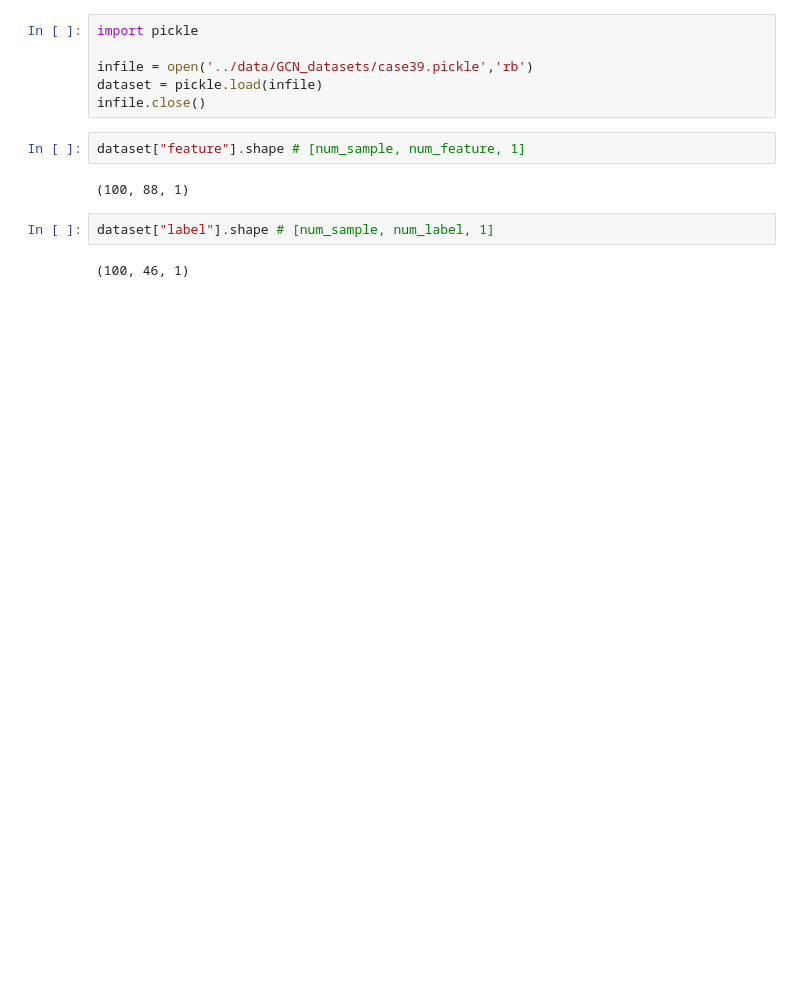
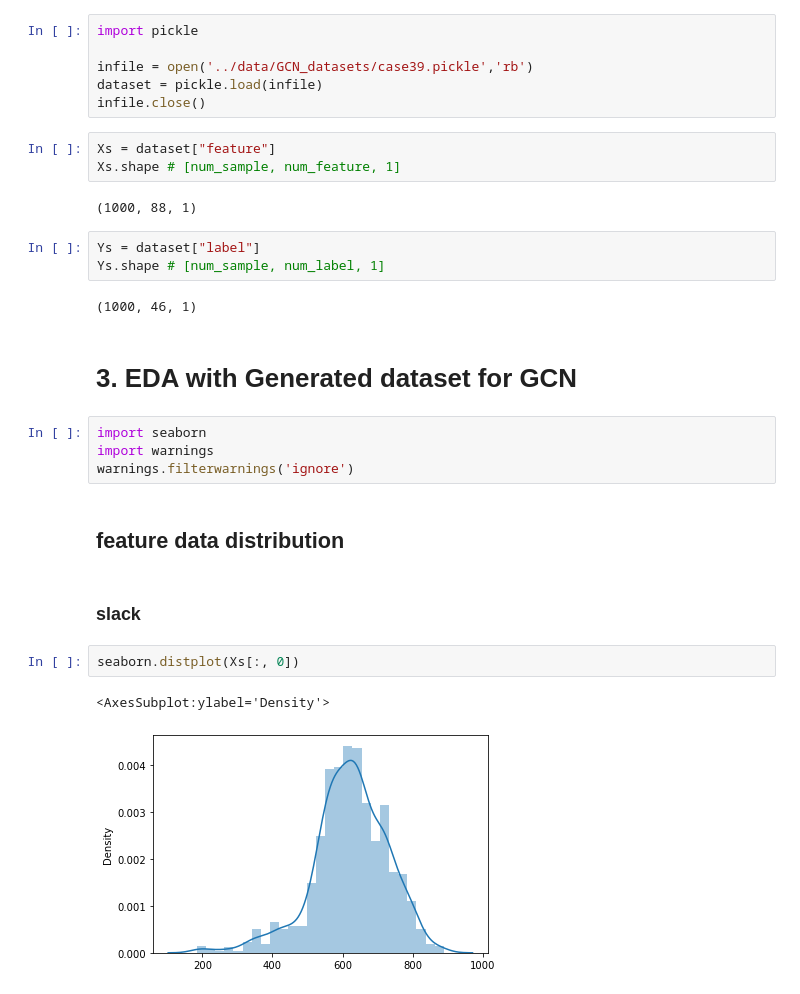
Before and after one commit to jhyun0919/GNN-and-Power-Systems, a Jupyter notebook: Power Flow Approx based on GCN/codes/2. Generate Datasets for the GCN Experiments.ipynb, the cells around one changed output. Cells and saved outputs as stored; diff of their text form; blank space fills up the shorter version.

```diff
--- a/Power Flow Approx based on GCN/codes/2. Generate Datasets for the GCN Experiments.ipynb
+++ b/Power Flow Approx based on GCN/codes/2. Generate Datasets for the GCN Experiments.ipynb
@@ -27,10 +38,27 @@ infile = open('../data/GCN_datasets/case39.pickle','rb')
 dataset = pickle.load(infile)
 infile.close()
 # %%
-dataset["feature"].shape # [num_sample, num_feature, 1]
+Xs = dataset["feature"]
+Xs.shape # [num_sample, num_feature, 1]
 # %% [output]
-(100, 88, 1)
+(1000, 88, 1)
 # %%
-dataset["label"].shape # [num_sample, num_label, 1]
+Ys = dataset["label"]
+Ys.shape # [num_sample, num_label, 1]
 # %% [output]
-(100, 46, 1)
+(1000, 46, 1)
+# %% [markdown]
+# 3. EDA with Generated dataset for GCN
+# %%
+import seaborn
+import warnings
+warnings.filterwarnings('ignore')
+# %% [markdown]
+## feature data distribution
+# %% [markdown]
+### slack
+# %%
+seaborn.distplot(Xs[:, 0])
+# %% [output]
+<AxesSubplot:ylabel='Density'>
+[figure, added]
```
Also changed, not shown: parts of 19 cells of this notebook.
